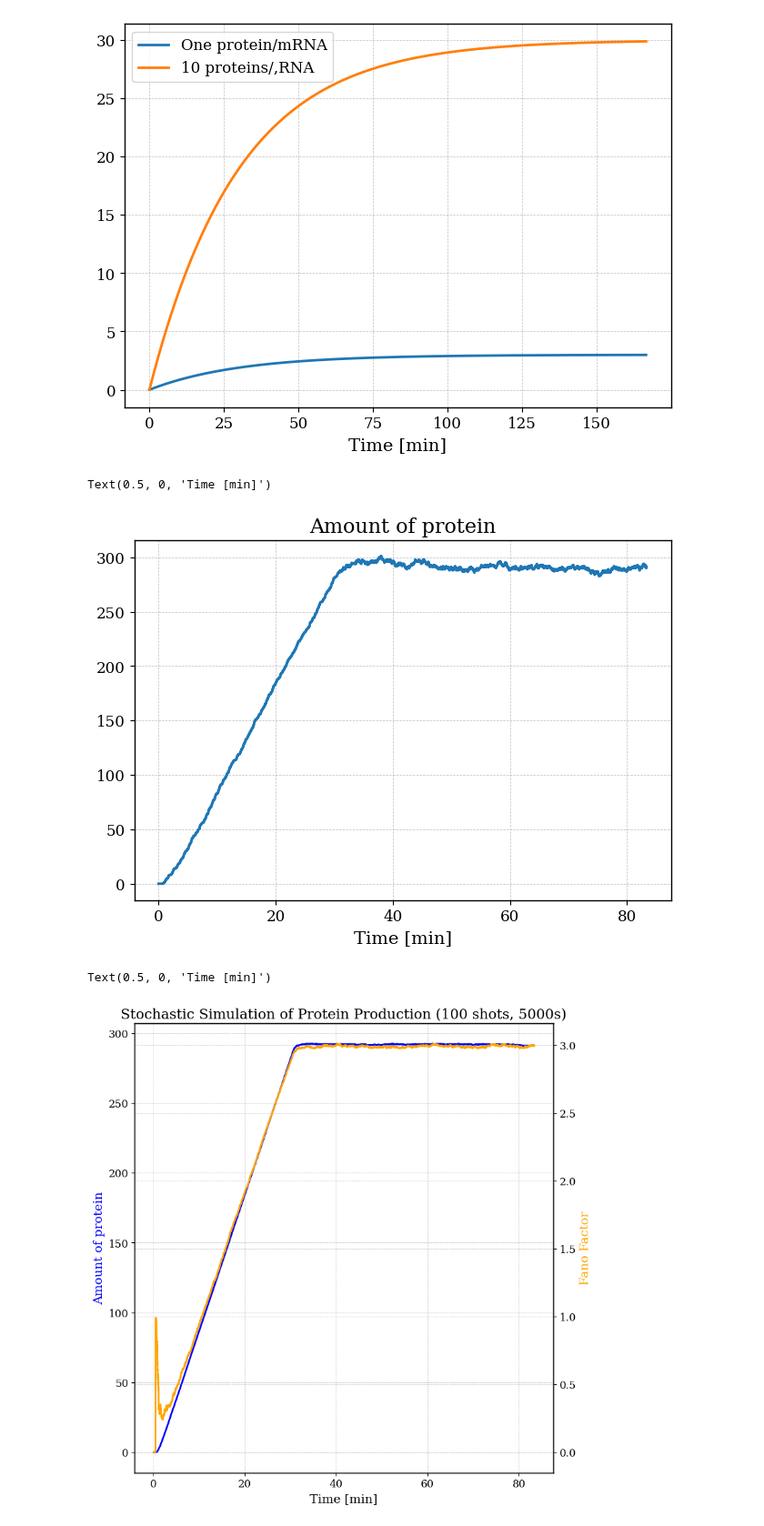
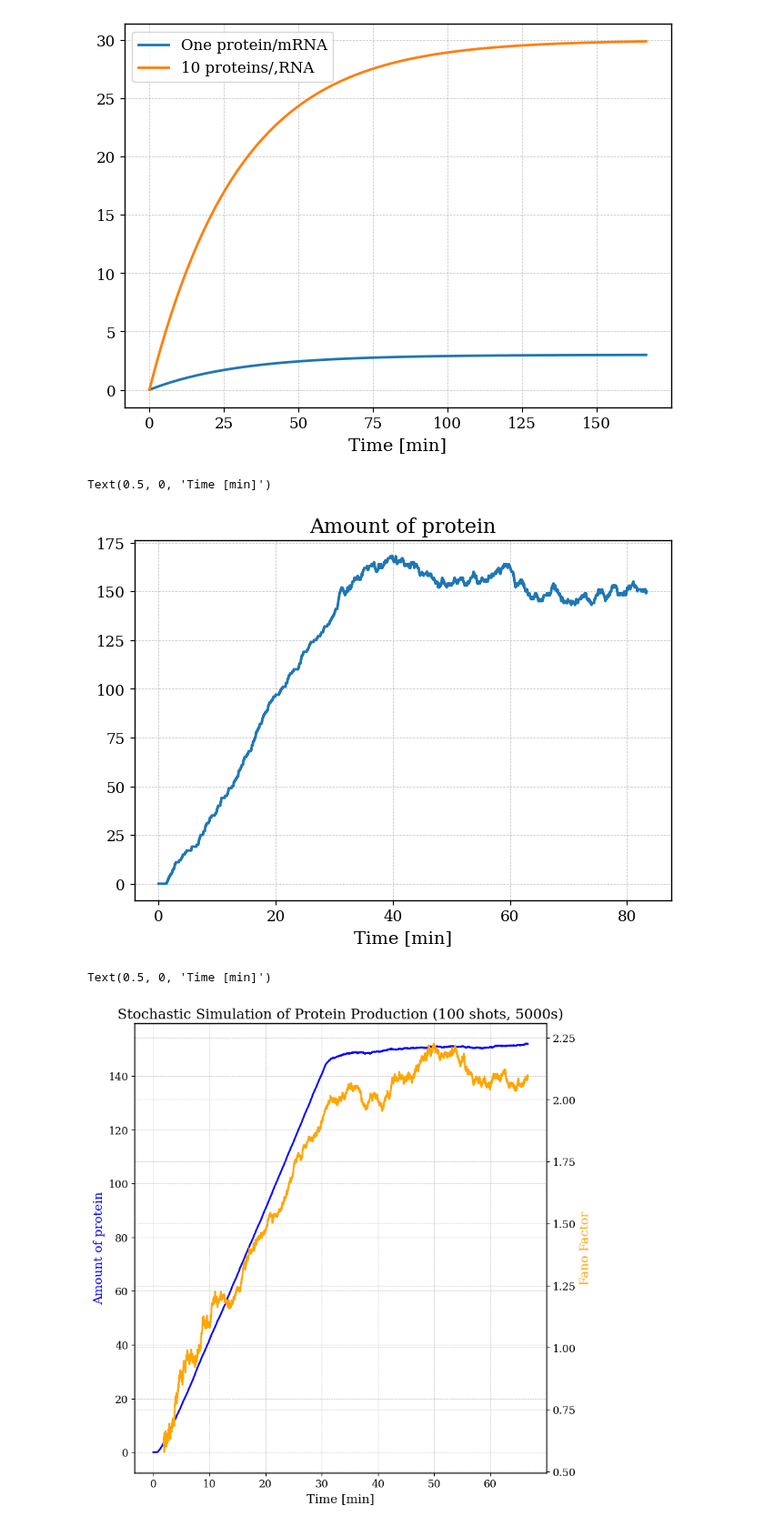
Before and after one commit to RicemanBoy/trafficRNA, a Jupyter notebook: trafficjam.ipynb, the cells around one changed output. Shown at 91% size. Drawn from its saved outputs; the diff is of its cells as text; code cells hidden in the pictures.

Commit message:
exluded init trans for fano

```diff
--- a/trafficjam.ipynb
+++ b/trafficjam.ipynb
@@ -31,7 +31,7 @@ plt.legend()
 # %%
 #Task 2
 
-alpha, beta, L = 0.5, 0.5, 30
+alpha, beta, L = 0.1, 0.1, 30
 
 #codons = "AGCGCGCGGUCACAACGUUACUGUUAUCGAUCCGGUCGAAAAACUGCUGGCAGUGGGGCAUUACCUCGAAUCUACCGUCGAUAUUGCUGA"
 
@@ -86,9 +86,9 @@ def stochastic(alpha, beta, q, L, timesteps, shots: int):
         y_avg.append(np.mean(i))
         y_std.append(np.std(i))
     x,_,_ = protein(alpha, beta, q, L, timesteps)
-    return x,y_all, y_avg, y_std
+    return x, y_all, y_avg, y_std
 
-x,y,_ = protein(alpha, beta, q, L, 5000)
+x,y,_ = protein(alpha, beta, q, L, 5000)        #each timestep = 1s
 
 x = [i/60 for i in x]
 
@@ -97,35 +97,35 @@ plt.title("Amount of protein")
 plt.xlabel("Time [min]")
 # %% [output]
 Text(0.5, 0, 'Time [min]')
-[figure, old version]
+[figure, new version]
 # %%
-x, y_all, y_avg, y_std = stochastic(alpha, beta, q, L, timesteps=5000, shots=100)
+x, y_all, y_avg, y_std = stochastic(alpha, beta, q, L, timesteps=4000, shots=100)
 # %%
 fano = []
 
 for i, val in enumerate(y_avg):
     if val != 0:
         hmm = (y_std[i]**2)/val
     else:
         hmm = 0
     fano.append(hmm)
 
-x = [i/60 for i in x]
+x_min = [i/60 for i in x]
 
 fig, ax1 = plt.subplots(figsize=(8, 8))
 
 ax2 = ax1.twinx()
 
-ax1.plot(x, y_avg, color="blue")
+ax1.plot(x_min, y_avg, color="blue")
 ax1.set_ylabel("Amount of protein", color = "blue")
 ax2.set_ylabel("Fano Factor", color = "orange")
-ax2.plot(x, fano, color="orange")
+ax2.plot(x_min[110:], fano[110:], color="orange")
 
 ax1.set_title("Stochastic Simulation of Protein Production (100 shots, 5000s)")
 ax1.set_xlabel("Time [min]")
 # %% [output]
 Text(0.5, 0, 'Time [min]')
-[figure, old version]
+[figure, new version]
 # %%
 L = 30
 
```
